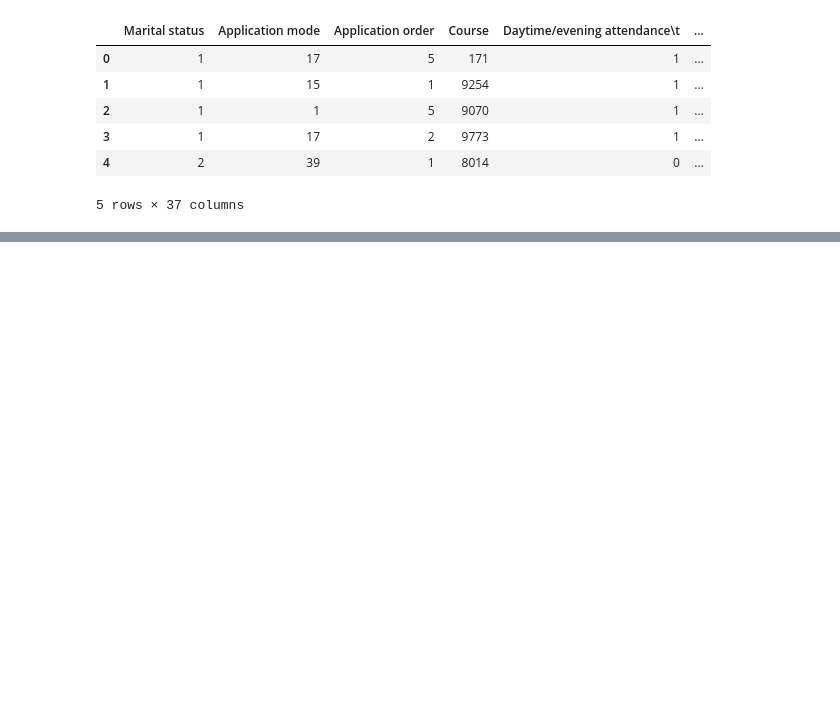
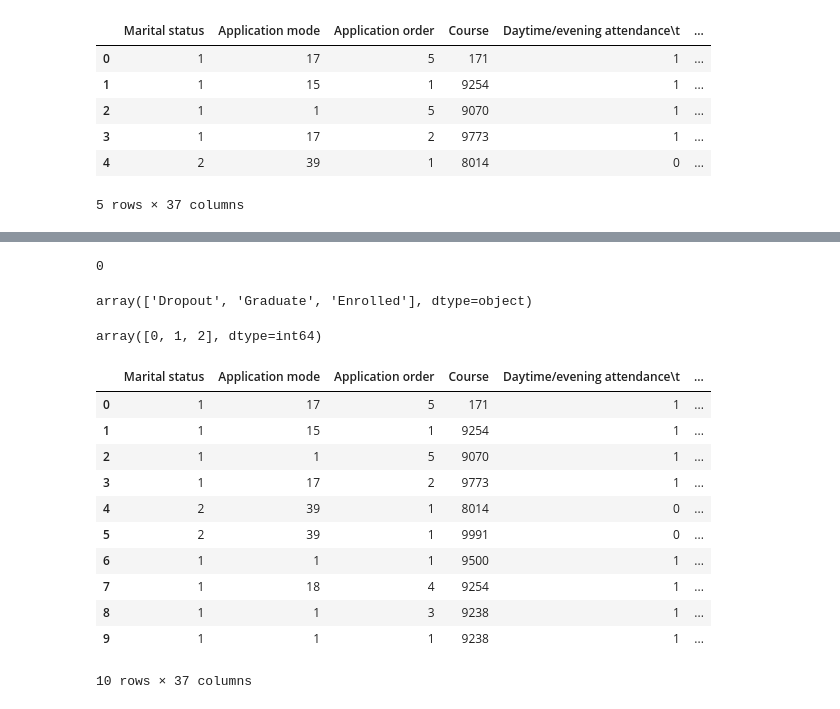
Before and after one commit to Joao-Inacio/Labs, a Jupyter notebook: Evasao_Escolar/1.0/eves.ipynb, the cells around one changed output, grey strips where cells are left out. Cells and saved outputs as stored; diff of their text form; code cells hidden in the pictures; blank space fills up the shorter version.

```diff
--- a/Evasao_Escolar/1.0/eves.ipynb
+++ b/Evasao_Escolar/1.0/eves.ipynb
@@ -32,0 +119,33 @@ df.head()
+# %%
+# Valores duplicados
+df.duplicated().sum()
+# %% [output]
+0
+# %%
+# Valores únicos do target
+df['Target'].unique()
+# %% [output]
+array(['Dropout', 'Graduate', 'Enrolled'], dtype=object)
+# %%
+# Transformando a coluna Target em valores numéricos
+catg, rotulos = pd.factorize(df['Target'])
+df['Target'] = catg
+df['Target'].unique()
+# %% [output]
+array([0, 1, 2], dtype=int64)
+# %%
+# Verificando os valores numéricos
+df.head(10)
+# %% [output]
+|  | Marital status | Application mode | Application order | Course | Daytime/evening attendance\t | ... |
+| 0 | 1 | 17 | 5 | 171 | 1 | ... |
+| 1 | 1 | 15 | 1 | 9254 | 1 | ... |
+| 2 | 1 | 1 | 5 | 9070 | 1 | ... |
+| 3 | 1 | 17 | 2 | 9773 | 1 | ... |
+| 4 | 2 | 39 | 1 | 8014 | 0 | ... |
+| 5 | 2 | 39 | 1 | 9991 | 0 | ... |
+| 6 | 1 | 1 | 1 | 9500 | 1 | ... |
+| 7 | 1 | 18 | 4 | 9254 | 1 | ... |
+| 8 | 1 | 1 | 3 | 9238 | 1 | ... |
+| 9 | 1 | 1 | 1 | 9238 | 1 | ... |
+10 rows × 37 columns
```
Also changed, not shown: parts of 8 cells of this notebook.
